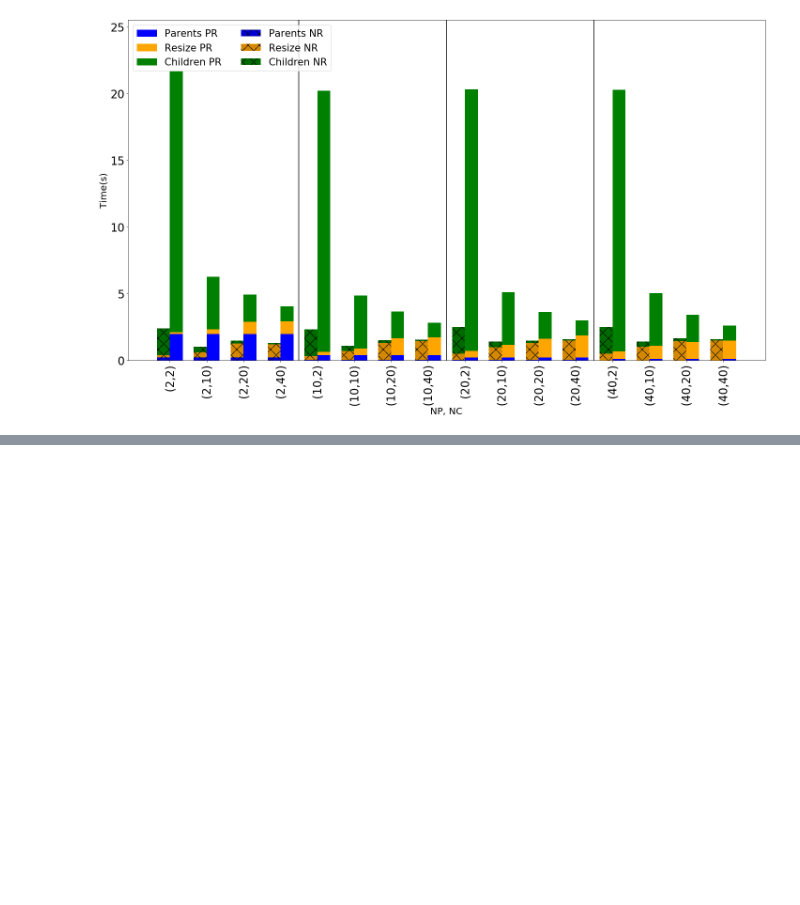
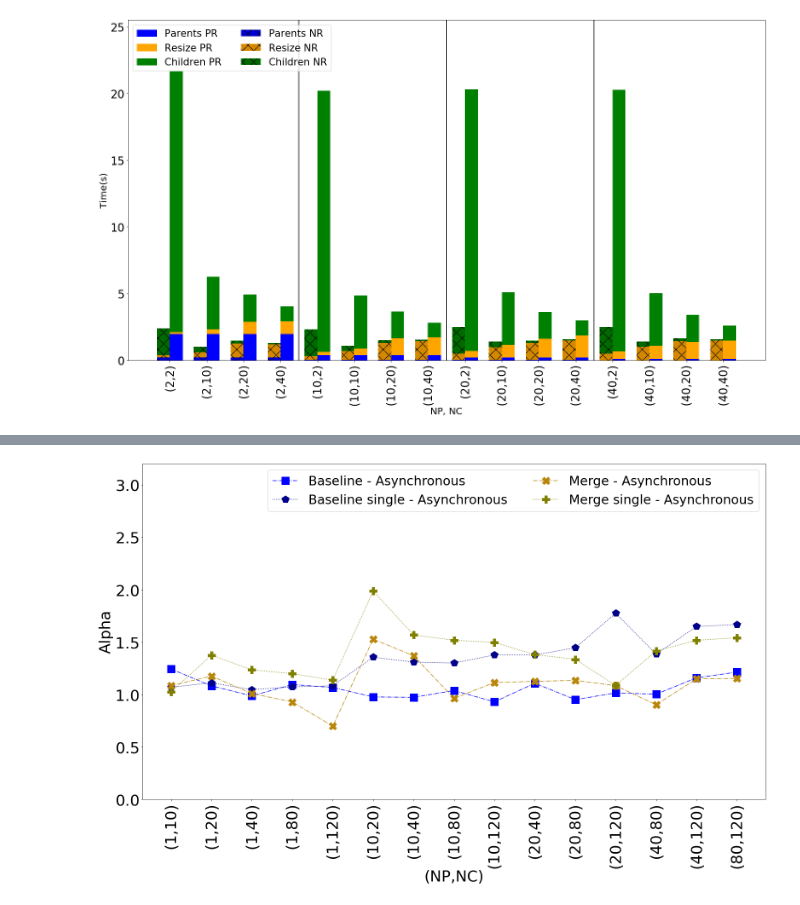
Before and after one commit to hpca-uji/Proteo, a Jupyter notebook: Analysis/analyser.ipynb, the cells around one changed output, grey strips where cells are left out. Drawn from its saved outputs; the diff is of its cells as text; code cells hidden in the pictures; blank space fills up the shorter version.

```diff
--- a/Analysis/analyser.ipynb
+++ b/Analysis/analyser.ipynb
@@ -123,16 +182,21 @@ dfLT = pd.read_csv( matrixIt_Total )
 dfLT = dfLT.drop(columns=dfLT.columns[0])
 
 dfLT['%Async'] = dfLT['%Async'].fillna(0)
+dfLT['ItA']= dfLT.Ti.apply(lambda x: list(x.replace('(','').replace(')','').split(',')))
+dfLT['TiA']= dfLT.ItA.apply(lambda x: np.median(list(map(float,[y for y in x if y]))) )
+dfLT['TiA']= dfLT['TiA'].fillna(0)
+dfLT['ItA']= dfLT.ItA.apply(lambda x: len([y for y in x if y]))
+
 
 #dfL = dfL.drop(dfL.loc[(dfL["Cst"] == 3) & (dfL["Css"] == 1) & (dfL["NP"] > dfL["NS"])].index)
 #dfL = dfL.drop(dfL.loc[(dfL["Cst"] == 2) & (dfL["Css"] == 1) & (dfL["NP"] > dfL["NS"])].index)
 
 if(n_qty == 1):
-    groupLT = dfLT[dfLT['NS'] != 0].groupby(['%Async', 'Cst', 'Css', 'NP', 'NS'])['Sum']
+    groupLT = dfLT[dfLT['NS'] != 0].groupby(['%Async', 'Cst', 'Css', 'NP', 'NS'])['Sum', 'ItA']
 else:
-    groupLT = dfLT[dfLT['NS'] != 0].groupby(['Dist', '%Async', 'Cst', 'Css', 'NP', 'NS'])['Sum']
+    groupLT = dfLT[dfLT['NS'] != 0].groupby(['Dist', '%Async', 'Cst', 'Css', 'NP', 'NS'])['Sum', 'ItA']
 
 #group
 grouped_aggLT = groupLT.agg(['median'])
 grouped_aggLT.columns = grouped_aggLT.columns.get_level_values(0)
-grouped_aggLT.set_axis(['Sum'], axis='columns', inplace=True)
+grouped_aggLT.set_axis(['Sum','ItA'], axis='columns', inplace=True)
@@ -844,3 +909,58 @@ for cst_aux in [0,1,2,3]:
 
         f.tight_layout()
         f.savefig("Images/Spawn/Boxplot_"+name_fig+"_"+test_parameter+"_"+labelsMethods[cst_aux*2 + css_aux]+".png", format="png")
+# %%
+used_direction='e'
+test_parameter='alpha' #Valores son "alpha" o "omega"
+
+if test_parameter == 'alpha':
+    name_fig="Alpha_"
+    real_parameter='Alpha_A'
+elif test_parameter == 'omega':
+    name_fig="Omega_"
+    real_parameter='Omega_A'
+
+df_aux=grouped_aggM
+if used_direction=='s':
+    df_aux=df_aux.query('NP > NS')
+    used_labels=labelsShrinkOrdered
+    name_fig= name_fig+"Shrink"
+elif used_direction=='e':
+    df_aux=df_aux.query('NP < NS')
+    used_labels=labelsExpand
+    name_fig= name_fig+"Expand"
+elif used_direction=='a':
+    df_aux=df_aux
+    used_labels=labels
+    name_fig= name_fig+"All"
+
+x = np.arange(len(used_labels))
+
+f=plt.figure(figsize=(22, 14))
+ax=f.add_subplot(111)
+ax.set_xlabel("(NP,NC)", fontsize=36)
+ax.set_ylabel(test_parameter.capitalize(), fontsize=36)
+plt.xticks(x, used_labels,rotation=90)
+ax.tick_params(axis='both', which='major', labelsize=36)
+ax.tick_params(axis='both', which='minor', labelsize=36)
+
+for cst_aux in [1,3]:
+    df_aux2 = df_aux.query('Cst == @cst_aux')
+    for css_aux in [0,1]:
+        if cst_aux == 3 and css_aux == 1 and used_direction == 's':
+            continue
+        array_aux = df_aux2.query('Css == @css_aux')
+        if used_direction=='s':
+            array_aux = array_aux.sort_values(by=['NS'])
+        array_aux = array_aux[real_parameter].values
+        style_aux = cst_aux*2 + css_aux
+        ax.plot(x, array_aux, color=colors_spawn[style_aux], linestyle=linestyle_spawn[style_aux%4], \
+                marker=markers_spawn[style_aux], markersize=18, label=labelsMethods[style_aux])
+
+ax.set_ylim(0,3.2)
+plt.legend(loc='best', fontsize=30,ncol=2,framealpha=1)
+
+f.tight_layout()
+f.savefig("Images/Spawn/LinePlot_"+name_fig+".png", format="png")
+# %% [output]
+[figure, added]
```
Also changed, not shown: parts of 36 cells of this notebook.
